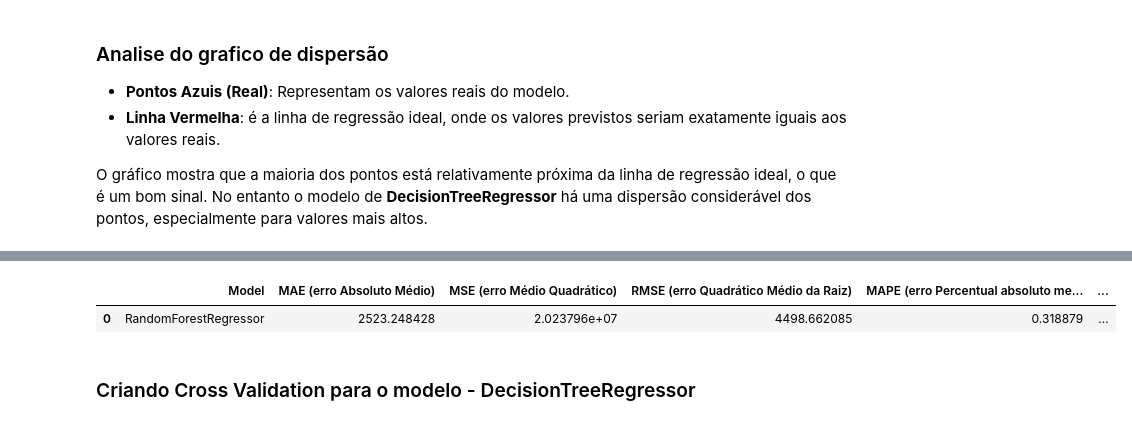
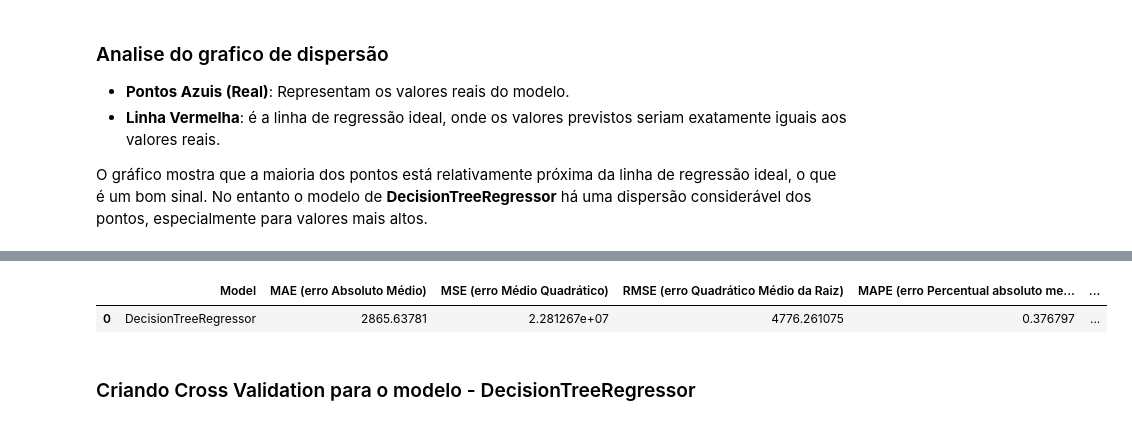
Before and after one commit to JrFarias/postech-iadev, a Jupyter notebook: notebooks/tech-challenge.ipynb, the cells around one changed output, grey strips where cells are left out. Saved outputs shown, nothing was run; the diff lists cells and outputs as text; code cells hidden in the pictures.

Commit message:
fix(dataFrame): change values

```diff
--- a/notebooks/tech-challenge.ipynb
+++ b/notebooks/tech-challenge.ipynb
@@ -551,24 +554,24 @@ plt.plot([y_test.min(), y_test.max()], [y_test.min(), y_test.max()], color='red'
 # %%
 dt_mae = mean_absolute_error(y_test, dt_predictions)
 dt_mse = mean_squared_error(y_test, dt_predictions)
 dt_rmse = root_mean_squared_error(y_test, dt_predictions)
 dt_mape = mean_absolute_percentage_error(y_test, dt_predictions)
 dt_r2 = r2_score(y_test, dt_predictions)
 
 dt_data = {
     'Model': ['DecisionTreeRegressor'],
     'MAE (erro Absoluto Médio)': [dt_mae],
     'MSE (erro Médio Quadrático)': [dt_mse],
     'RMSE (erro Quadrático Médio da Raiz)': [dt_rmse],
     'MAPE (erro Percentual absoluto medio)': [dt_mape],
     'R2 (coeficiente de determinação)': [dt_r2],
 }
 
-dt_df = pd.DataFrame(lr_data)
+dt_df = pd.DataFrame(dt_data)
 dt_df
 # %% [output]
 |  | Model | MAE (erro Absoluto Médio) | MSE (erro Médio Quadrático) | RMSE (erro Quadrático Médio da Raiz) | MAPE (erro Percentual absoluto me... | ... |
-| 0 | RandomForestRegressor | 2523.248428 | 2.023796e+07 | 4498.662085 | 0.318879 | ... |
+| 0 | DecisionTreeRegressor | 2865.63781 | 2.281267e+07 | 4776.261075 | 0.376797 | ... |
 # %% [markdown]
 ### Criando Cross Validation para o modelo - DecisionTreeRegressor
 # %%
```
Also changed, not shown: parts of 6 cells of this notebook.
